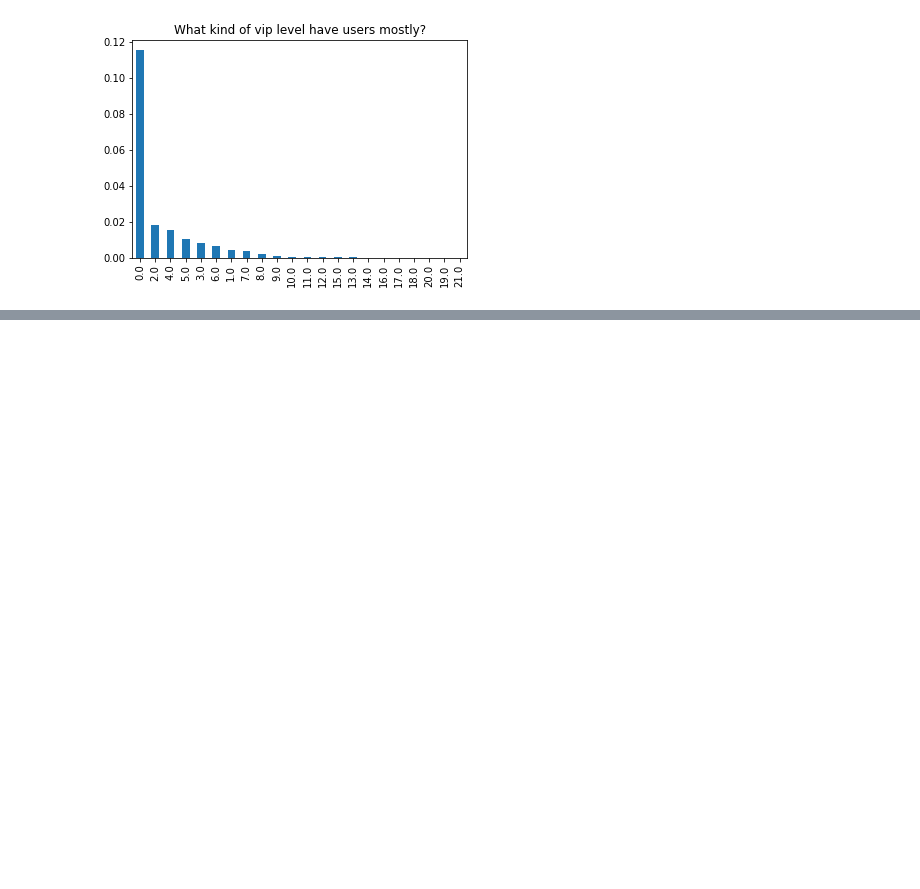
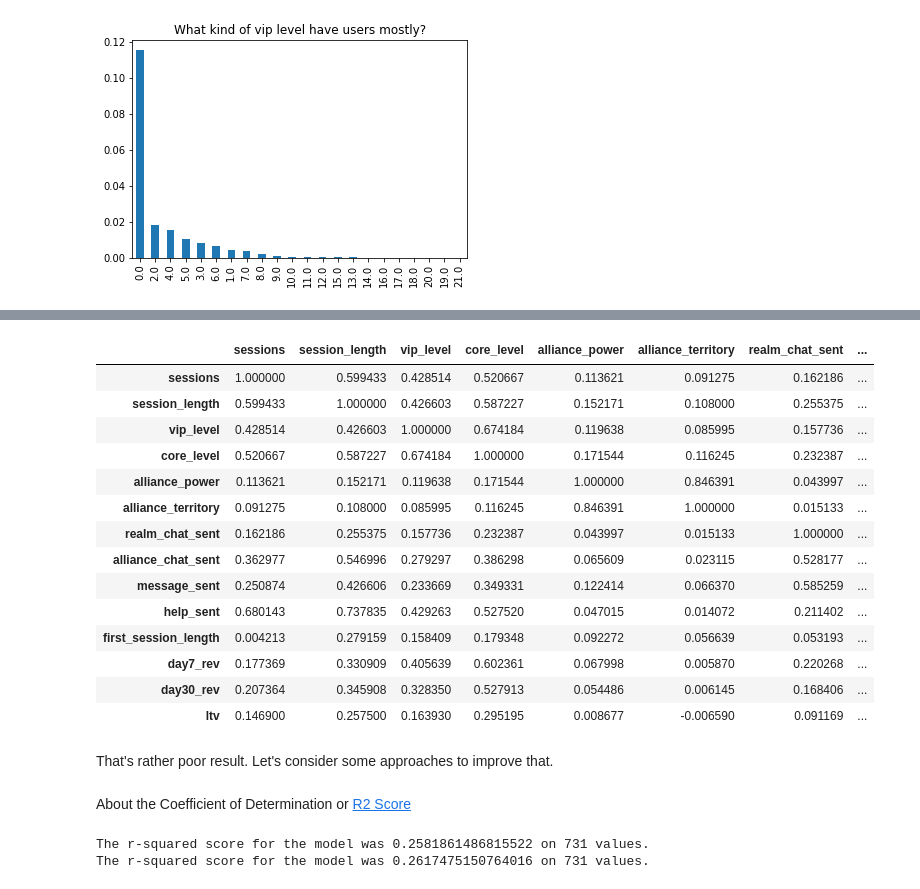
Before and after one commit to eugtanchik/tilting-point, a Jupyter notebook: ltv_prediction.ipynb, the cells around one changed output, grey strips where cells are left out. Cells and saved outputs as stored; diff of their text form; code cells hidden in the pictures; blank space fills up the shorter version.

```diff
--- a/ltv_prediction.ipynb
+++ b/ltv_prediction.ipynb
@@ -144,0 +244,4 @@ corr
+# %%
+all_rm = df.dropna(axis=0)
+
+all_rm
@@ -144,0 +262,22 @@ corr
+# %%
+all_rm.corr()
+# %% [output]
+|  | sessions | session_length | vip_level | core_level | alliance_power | alliance_territory | realm_chat_sent | ... |
+| sessions | 1.000000 | 0.599433 | 0.428514 | 0.520667 | 0.113621 | 0.091275 | 0.162186 | ... |
+| session_length | 0.599433 | 1.000000 | 0.426603 | 0.587227 | 0.152171 | 0.108000 | 0.255375 | ... |
+| vip_level | 0.428514 | 0.426603 | 1.000000 | 0.674184 | 0.119638 | 0.085995 | 0.157736 | ... |
+| core_level | 0.520667 | 0.587227 | 0.674184 | 1.000000 | 0.171544 | 0.116245 | 0.232387 | ... |
+| alliance_power | 0.113621 | 0.152171 | 0.119638 | 0.171544 | 1.000000 | 0.846391 | 0.043997 | ... |
+| alliance_territory | 0.091275 | 0.108000 | 0.085995 | 0.116245 | 0.846391 | 1.000000 | 0.015133 | ... |
+| realm_chat_sent | 0.162186 | 0.255375 | 0.157736 | 0.232387 | 0.043997 | 0.015133 | 1.000000 | ... |
+| alliance_chat_sent | 0.362977 | 0.546996 | 0.279297 | 0.386298 | 0.065609 | 0.023115 | 0.528177 | ... |
+| message_sent | 0.250874 | 0.426606 | 0.233669 | 0.349331 | 0.122414 | 0.066370 | 0.585259 | ... |
+| help_sent | 0.680143 | 0.737835 | 0.429263 | 0.527520 | 0.047015 | 0.014072 | 0.211402 | ... |
+| first_session_length | 0.004213 | 0.279159 | 0.158409 | 0.179348 | 0.092272 | 0.056639 | 0.053193 | ... |
+| day7_rev | 0.177369 | 0.330909 | 0.405639 | 0.602361 | 0.067998 | 0.005870 | 0.220268 | ... |
+| day30_rev | 0.207364 | 0.345908 | 0.328350 | 0.527913 | 0.054486 | 0.006145 | 0.168406 | ... |
+| ltv | 0.146900 | 0.257500 | 0.163930 | 0.295195 | 0.008677 | -0.006590 | 0.091169 | ... |
+# %% [markdown]
+That's rather poor result. Let's consider some approaches to improve that.
+# %% [markdown]
+About the Coefficient of Determination or [R2 Score](https://en.wikipedia.org/wiki/Coefficient_of_determination)
@@ -144,0 +301,6 @@ corr
+# %%
+test_linear_model(all_rm, list(all_rm.columns)[:-1])
+test_linear_model(all_rm, ['day7_rev', 'day30_rev', 'session_length', 'core_level'])
+# %% [output]
+The r-squared score for the model was 0.2581861486815522 on 731 values.
+The r-squared score for the model was 0.2617475150764016 on 731 values.
```
Also changed, not shown: parts of 33 cells of this notebook.
